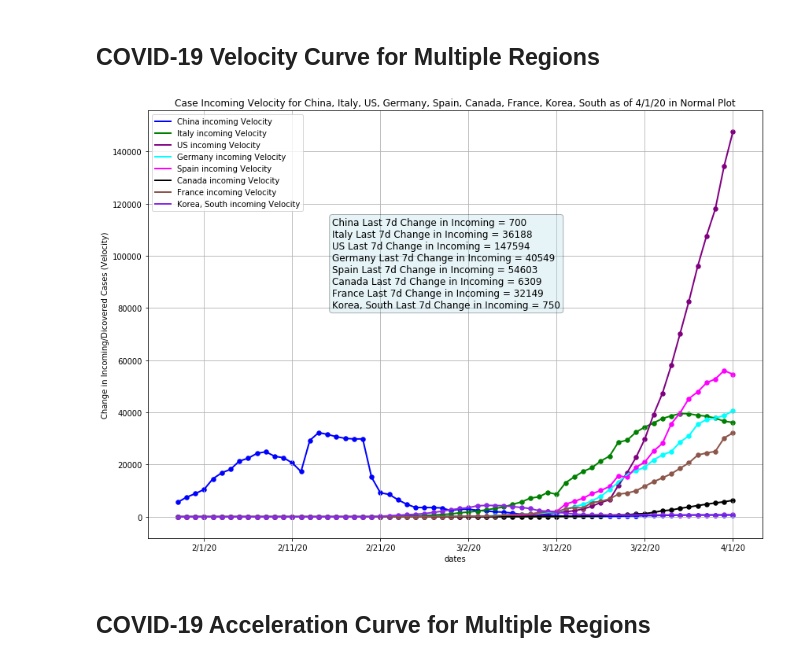
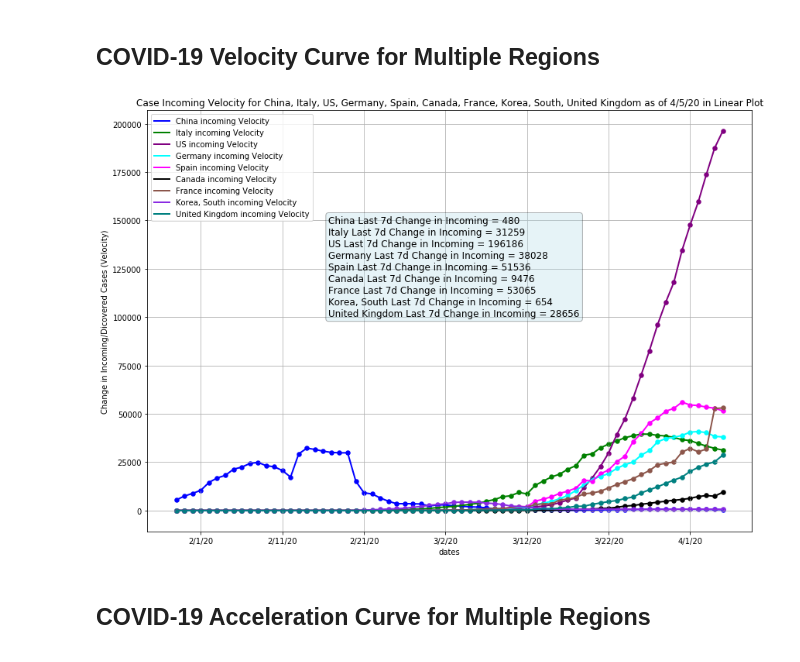
Before and after one commit to sabawi/COVID-19-R-NAUGHT, a Jupyter notebook: covid-19-r-naught.ipynb, the cells around one changed output. Saved outputs shown, nothing was run; the diff lists cells and outputs as text; code cells hidden in the pictures.

```diff
--- a/covid-19-r-naught.ipynb
+++ b/covid-19-r-naught.ipynb
@@ -23,0 +18,8 @@ colors = ['blue','green','purple', 'cyan','magenta','black','#8c564b','blueviole
+# %%
+# Set the region as spelled in the Johns Hupkins Center file below
+region = 'US' #'Korea, South' 'Kuwait'  'United Kingdom' 'China' 'Italy' 'France' 'Canada' 'Australia'
+regions_list = ['China','Italy','US','Germany','Spain','Canada','France','Korea, South','United Kingdom']
+colors = ['blue','green','purple', 'cyan','magenta','black','#8c564b','blueviolet', 'teal']
+pd.set_option("display.max_rows", None, "display.max_columns", None)
+def return_region():
+    return region
@@ -24,8 +29,13 @@ colors = ['blue','green','purple', 'cyan','magenta','black','#8c564b','blueviole
 # %%
-def FindLocalMinMax(df,colname,n):
+## Some Helper Functions
+def FindLocalMinMax(df, colname, n):
     # Find local peaks
-    df['min'] = df.iloc[argrelextrema(df[colname].values, np.less_equal, order=n)[0]][colname]
-    df['max'] = df.iloc[argrelextrema(df[colname].values, np.greater_equal, order=n)[0]][colname]
+    df['min'] = df.iloc[argrelextrema(df[colname].values,
+                                      np.less_equal,
+                                      order=n)[0]][colname]
+    df['max'] = df.iloc[argrelextrema(df[colname].values,
+                                      np.greater_equal,
+                                      order=n)[0]][colname]
 
     return df
 # %% [markdown]
@@ -437,44 +668,53 @@ plt.show()
 # %%
 ## The multi region Curve
 
 if region not in regions_list:
-    regions_list.insert(0,region)
-    colors.insert(0,'red')
+    regions_list.insert(0, region)
+    colors.insert(0, 'red')
 
 list2string = ', '.join([str(elem) for elem in regions_list])
-title = 'Case Incoming Velocity for '+ list2string +' as of '+ str(us_df_cumulative.index[-1]) +' in Linear Plot'
+title = 'Case Incoming Velocity for ' + list2string + ' as of ' + str(
+    us_df_cumulative.index[-1]) + ' in Linear Plot'
 text_strings = []
-fig, ax = plt.subplots(figsize=(14,10))
+fig, ax = plt.subplots(figsize=(14, 10))
 
 i = 0
 
 change_period = 7
 for r in regions_list:
-    colname2 = r+' incoming Velocity'
+    colname2 = r + ' incoming Velocity'
 
-    df1 = df_confirmed[df_confirmed['Country/Region'].values == r].copy(deep=True)
+    df1 = df_confirmed[df_confirmed['Country/Region'].values == r].copy(
+        deep=True)
 
     df2 = pd.DataFrame(df1[dates].sum(), columns=[colname2])
     df2['dates'] = dates
 
     df2[colname2] = df2[colname2].diff(change_period)
-    df2[colname2].plot(ax=ax,c=colors[i], lw=2, title = title)
-    df2.plot.scatter(ax=ax,c=colors[i],x='dates',y=colname2,lw=2)
-    text_strings.append(regions_list[i] + ' Last '+str(change_period)+'d Change in Incoming = ' + str(int(df2[colname2][-1:][0])))
-    i = i +1
-
+    df2[colname2].plot(ax=ax, c=colors[i], lw=2, title=title)
+    df2.plot.scatter(ax=ax, c=colors[i], x='dates', y=colname2, lw=2)
+    text_strings.append(regions_list[i] + ' Last ' + str(change_period) +
+                        'd Change in Incoming = ' +
+                        str(int(df2[colname2][-1:][0])))
+    i = i + 1
 
 textstr = '\n'.join([str(elem) for elem in text_strings])
 props = dict(boxstyle='round', facecolor='lightblue', alpha=0.3)
-ax.text(0.3, 0.75, textstr, transform=ax.transAxes, fontsize=12,fontfamily='sans-serif',
-        verticalalignment='top', bbox=props)
+ax.text(0.3,
+        0.75,
+        textstr,
+        transform=ax.transAxes,
+        fontsize=12,
+        fontfamily='sans-serif',
+        verticalalignment='top',
+        bbox=props)
 
 plt.ylabel('Change in Incoming/Dicovered Cases (Velocity)')
 ax.legend()
-ax.grid(True,which="both")
+ax.grid(True, which="both")
 plt.show()
 # %% [output]
-[figure, old version]
+[figure, new version]
 # %% [markdown]
 ## COVID-19 Acceleration Curve for Multiple Regions
 # %%
```
Also changed, not shown: parts of 26 cells of this notebook.
